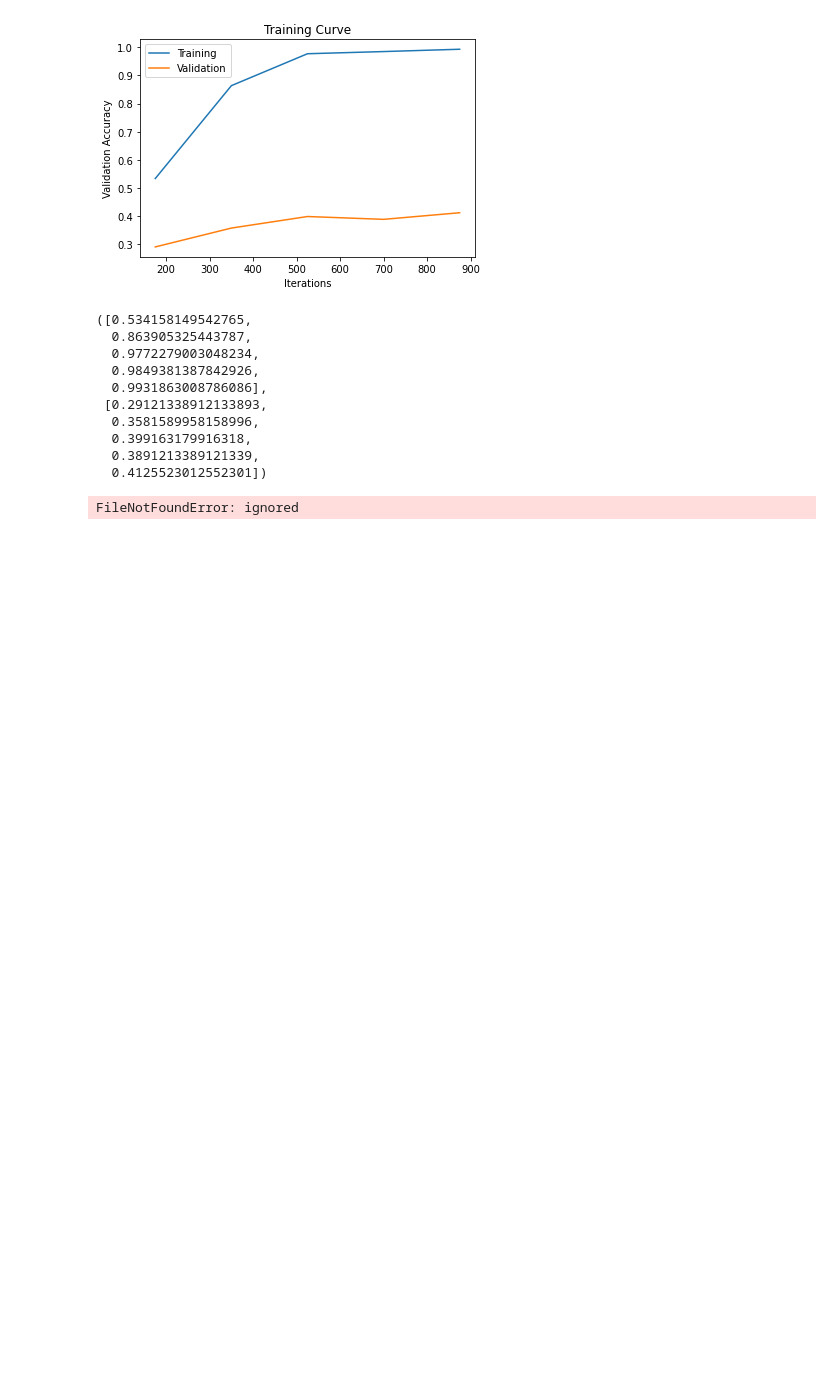
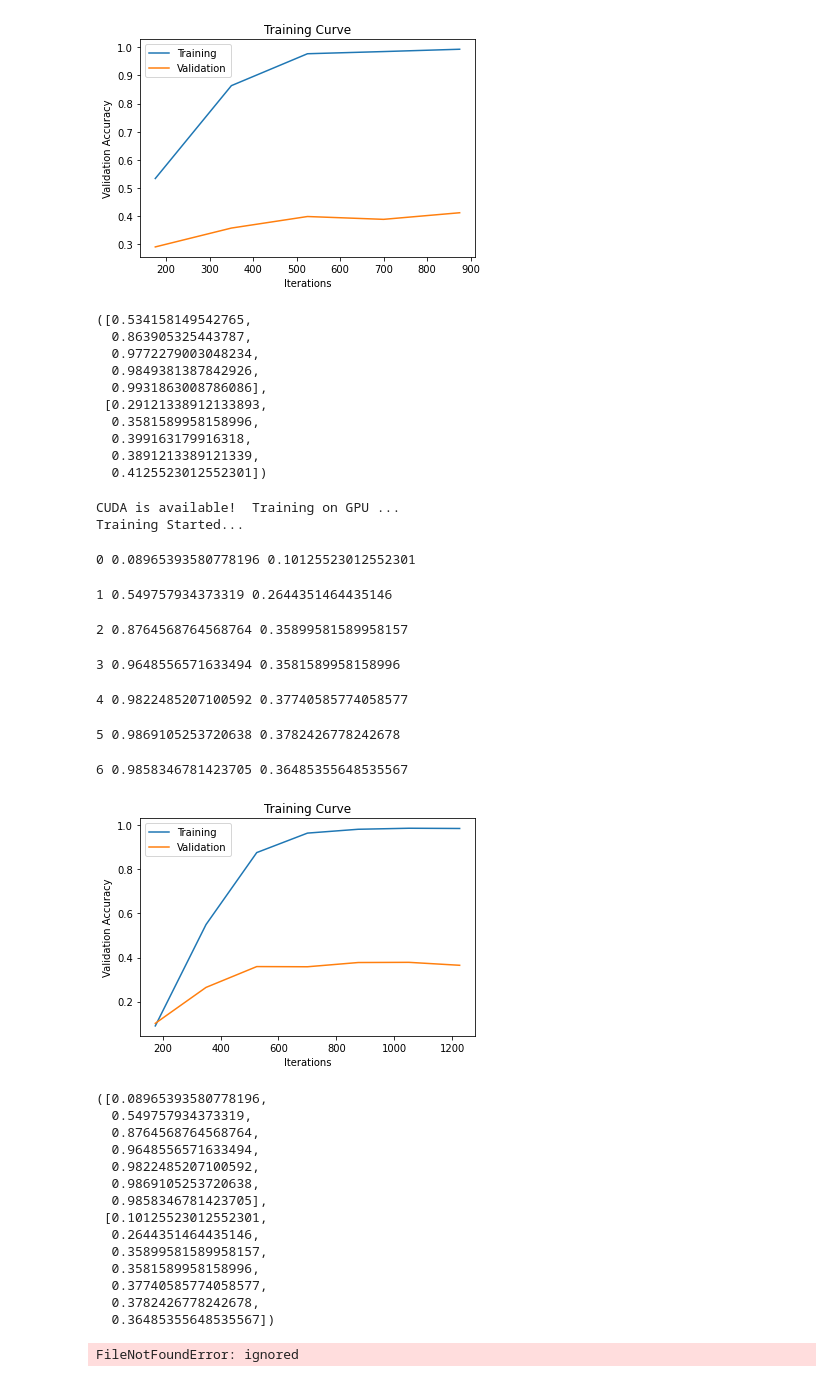
Before and after one commit to husseing/A.I-JORDAN, a Jupyter notebook: Jordan1_13_ONLY_Group_44_AIR_Jordan.ipynb, the cells around one changed output. Saved outputs shown, nothing was run; the diff lists cells and outputs as text; code cells hidden in the pictures; blank space fills up the shorter version.

```diff
--- a/Jordan1_13_ONLY_Group_44_AIR_Jordan.ipynb
+++ b/Jordan1_13_ONLY_Group_44_AIR_Jordan.ipynb
@@ -494,6 +494,45 @@ Training Started...
   0.399163179916318,
   0.3891213389121339,
   0.4125523012552301])
+# %%
+#BATCH SIZE 32, Learning rate 0.0025
+use_cuda = True
+Michael= CNNClassifier()
+#ALNC = alexNet.features
+
+if use_cuda and torch.cuda.is_available():
+  #ALNC.cuda()
+  Michael.cuda()
+  print('CUDA is available!  Training on GPU ...')
+else:
+  print('CUDA is not available.  Training on CPU ...')
+
+train(Michael, train_loader, val_loader, num_epochs=7, learn_rate=0.0025)
+# %% [output]
+CUDA is available!  Training on GPU ...
+Training Started...
+0 0.08965393580778196 0.10125523012552301
+1 0.549757934373319 0.2644351464435146
+2 0.8764568764568764 0.35899581589958157
+3 0.9648556571633494 0.3581589958158996
+4 0.9822485207100592 0.37740585774058577
+5 0.9869105253720638 0.3782426778242678
+6 0.9858346781423705 0.36485355648535567
+[figure, added]
+([0.08965393580778196,
+  0.549757934373319,
+  0.8764568764568764,
+  0.9648556571633494,
+  0.9822485207100592,
+  0.9869105253720638,
+  0.9858346781423705],
+ [0.10125523012552301,
+  0.2644351464435146,
+  0.35899581589958157,
+  0.3581589958158996,
+  0.37740585774058577,
+  0.3782426778242678,
+  0.36485355648535567])
 # %%
 #Saving weights of Michael trained on a batch size of 32 and learning rate 0.0025
 checkpoint = {'model': CNNClassifier(),
```
Also changed, not shown: parts of 10 cells of this notebook.
